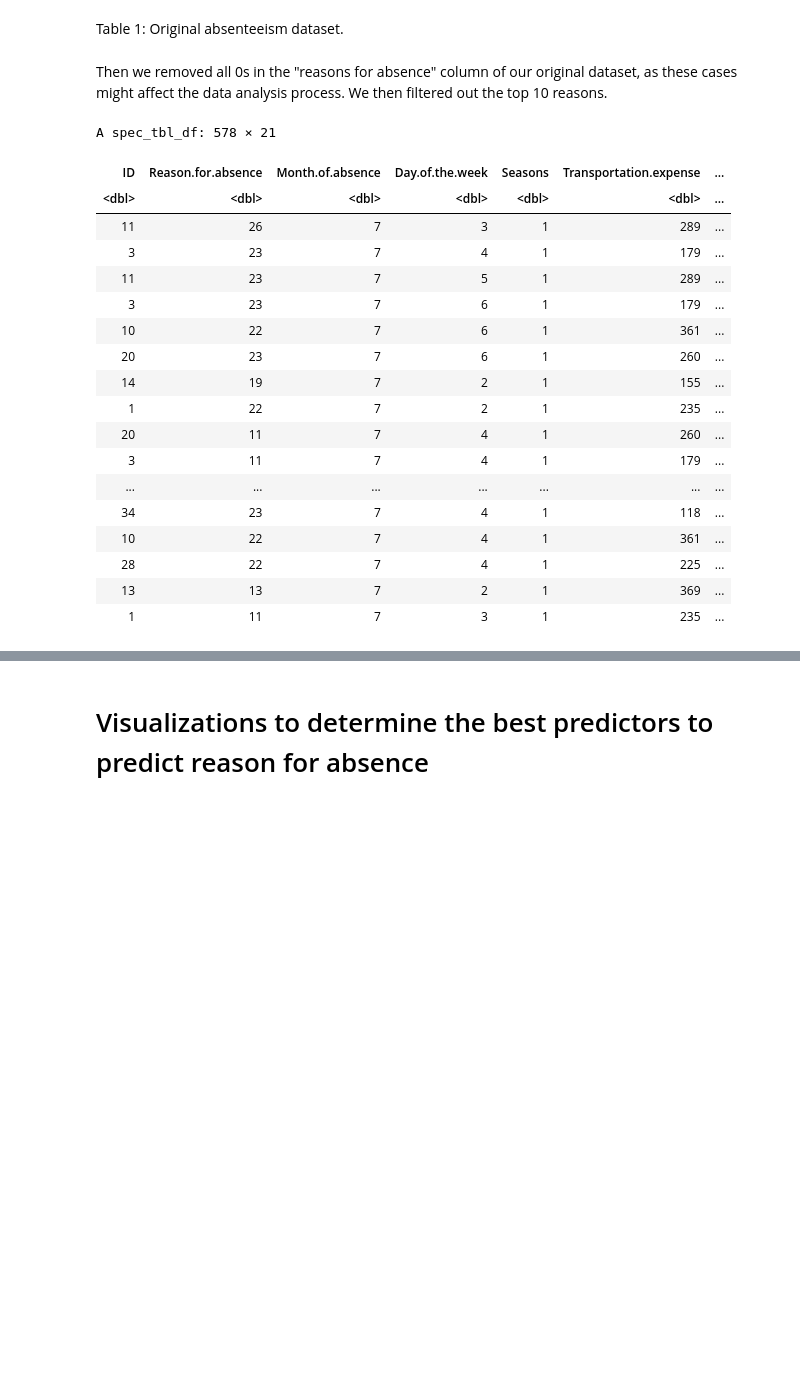
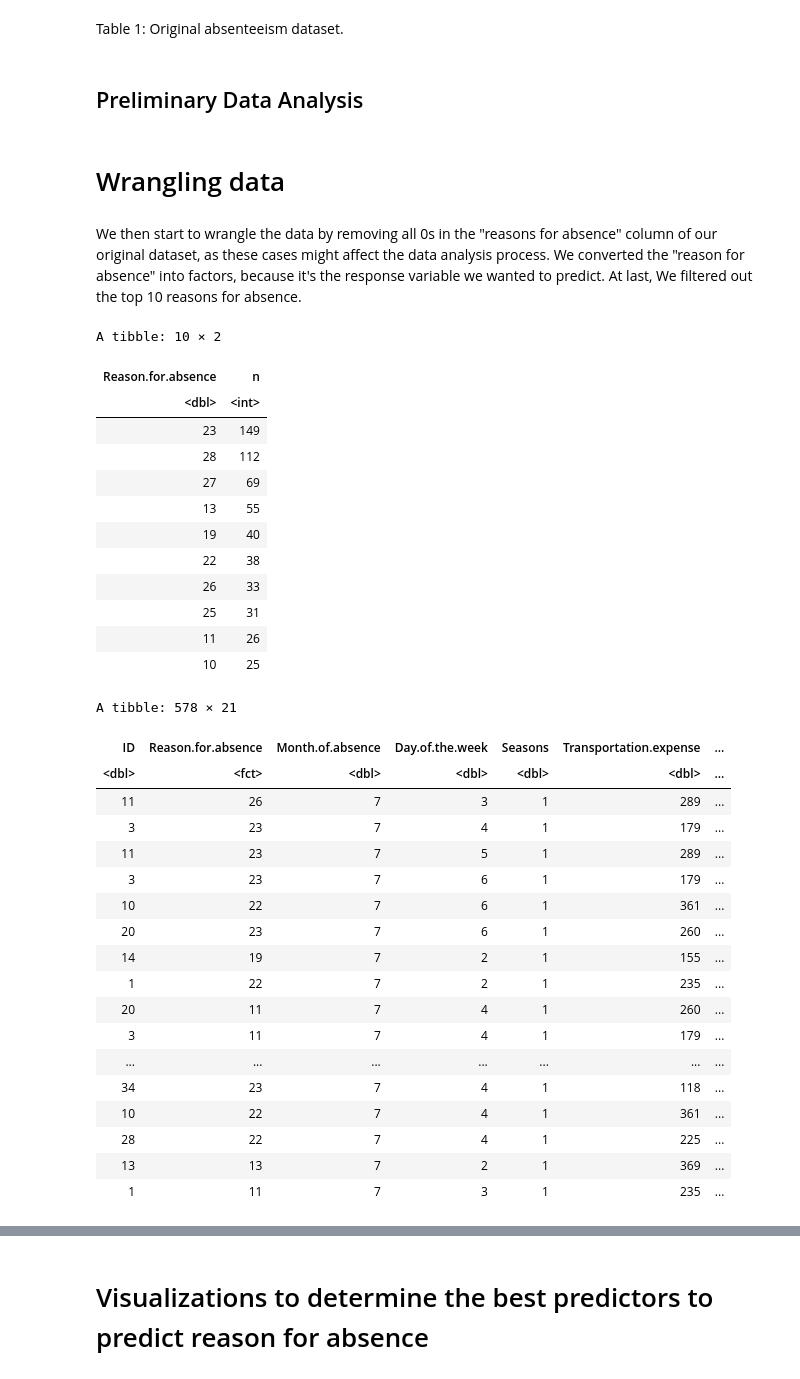
Before and after one commit to tim13246879/dsci-100-2022w1-group-87, a Jupyter notebook: Final_report.ipynb, the cells around one changed output, grey strips where cells are left out. Cells and saved outputs as stored; diff of their text form; code cells hidden in the pictures; blank space fills up the shorter version.

```diff
--- a/Final_report.ipynb
+++ b/Final_report.ipynb
@@ -88,39 +83,58 @@ A spec_tbl_df: 740 × 21
 | 35 | 0 | 0 | 6 | 3 | 179 | ... |
 # %% [markdown]
 Table 1: Original absenteeism dataset.
+# %% [markdown]
+## Preliminary Data Analysis
+# %% [markdown]
+# Wrangling data
 # %% [markdown]
-Then we removed all 0s in the "reasons for absence" column of our original dataset, as these cases might affect the data analysis process.
-We then filtered out the top 10 reasons.
+We then start to wrangle the data by removing all 0s in the "reasons for absence" column of our original dataset, as these cases might affect the data analysis process. We converted the "reason for absence" into factors, because it's the response variable we wanted to predict. At last, We filtered out the top 10 reasons for absence.
 # %%
-data_table <- data_selected |>
+top_10_reasons <- data |>
     group_by(Reason.for.absence)|>
     summarize(n=n()) |>
     filter(Reason.for.absence != "0") |>
     arrange(desc(n)) |>
     slice(1:10)
+top_10_reasons
 
-data <- filter(data, Reason.for.absence %in% c("23","28","27","13","19","22","26","25","11","10"))
+data <- data |>
+    filter(Reason.for.absence %in% c("23","28","27","13","19","22","26","25","11","10")) |>
+    mutate(across(Reason.for.absence, as.factor))
 data
 # %% [output]
-A spec_tbl_df: 578 × 21
+A tibble: 10 × 2
-| ID | Reason.for.absence | Month.of.absence | Day.of.the.week | Seasons | Transportation.expense | ... |
-| <dbl> | <dbl> | <dbl> | <dbl> | <dbl> | <dbl> | ... |
-| 11 | 26 | 7 | 3 | 1 | 289 | ... |
-| 3 | 23 | 7 | 4 | 1 | 179 | ... |
-| 11 | 23 | 7 | 5 | 1 | 289 | ... |
-| 3 | 23 | 7 | 6 | 1 | 179 | ... |
-| 10 | 22 | 7 | 6 | 1 | 361 | ... |
-| 20 | 23 | 7 | 6 | 1 | 260 | ... |
-| 14 | 19 | 7 | 2 | 1 | 155 | ... |
-| 1 | 22 | 7 | 2 | 1 | 235 | ... |
-| 20 | 11 | 7 | 4 | 1 | 260 | ... |
-| 3 | 11 | 7 | 4 | 1 | 179 | ... |
-| ... | ... | ... | ... | ... | ... | ... |
-| 34 | 23 | 7 | 4 | 1 | 118 | ... |
-| 10 | 22 | 7 | 4 | 1 | 361 | ... |
-| 28 | 22 | 7 | 4 | 1 | 225 | ... |
-| 13 | 13 | 7 | 2 | 1 | 369 | ... |
-| 1 | 11 | 7 | 3 | 1 | 235 | ... |
+| Reason.for.absence | n |
+| <dbl> | <int> |
+| 23 | 149 |
+| 28 | 112 |
+| 27 | 69 |
+| 13 | 55 |
+| 19 | 40 |
+| 22 | 38 |
+| 26 | 33 |
+| 25 | 31 |
+| 11 | 26 |
+| 10 | 25 |
+A tibble: 578 × 21
+| ID | Reason.for.absence | Month.of.absence | Day.of.the.week | Seasons | Transportation.expense | ... |
+| <dbl> | <fct> | <dbl> | <dbl> | <dbl> | <dbl> | ... |
+| 11 | 26 | 7 | 3 | 1 | 289 | ... |
+| 3 | 23 | 7 | 4 | 1 | 179 | ... |
+| 11 | 23 | 7 | 5 | 1 | 289 | ... |
+| 3 | 23 | 7 | 6 | 1 | 179 | ... |
+| 10 | 22 | 7 | 6 | 1 | 361 | ... |
+| 20 | 23 | 7 | 6 | 1 | 260 | ... |
+| 14 | 19 | 7 | 2 | 1 | 155 | ... |
+| 1 | 22 | 7 | 2 | 1 | 235 | ... |
+| 20 | 11 | 7 | 4 | 1 | 260 | ... |
+| 3 | 11 | 7 | 4 | 1 | 179 | ... |
+| ... | ... | ... | ... | ... | ... | ... |
+| 34 | 23 | 7 | 4 | 1 | 118 | ... |
+| 10 | 22 | 7 | 4 | 1 | 361 | ... |
+| 28 | 22 | 7 | 4 | 1 | 225 | ... |
+| 13 | 13 | 7 | 2 | 1 | 369 | ... |
+| 1 | 11 | 7 | 3 | 1 | 235 | ... |
 # %% [markdown]
 Table 2: Filtered Absenteeism dataset
 
```
Also changed, not shown: parts of 41 cells of this notebook.
